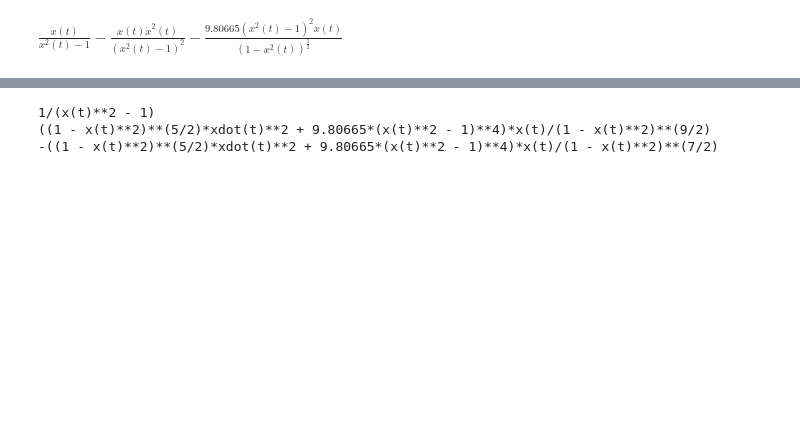
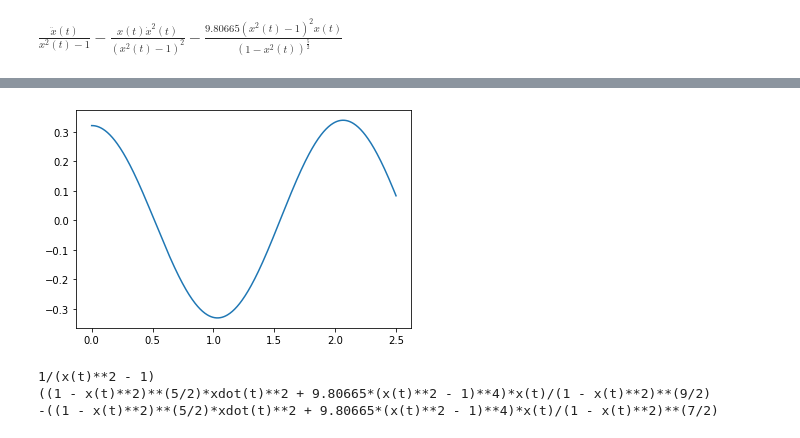
Before and after one commit to IvanCHC/Dynamics, a Jupyter notebook: examples/pendulum.ipynb, the cells around one changed output, grey strips where cells are left out. Cells and saved outputs as stored; diff of their text form; code cells hidden in the pictures; blank space fills up the shorter version.

```diff
--- a/examples/pendulum.ipynb
+++ b/examples/pendulum.ipynb
@@ -15,3 +29,14 @@ $\displaystyle \frac{\ddot{x}{\left(t \right)}}{x^{2}{\left(t \right)} - 1} - \f
+# %%
+import math
+x = solu.s_rec
+y = simulation.mass.length-(simulation.mass.length**2 - np.array(solu.s_rec)**2)**0.5
+theta = []
+for i in range(len(y)):
+    theta.append(math.atan(y[i]/x[i]))
+plt.plot(solu.t_rec, theta)
+plt.show()
+# %% [output]
+[figure, added]
 # %%
 expre = simulation.model.acceleration()
 # %%
```
Also changed, not shown: parts of 7 cells of this notebook, 4 other files.
